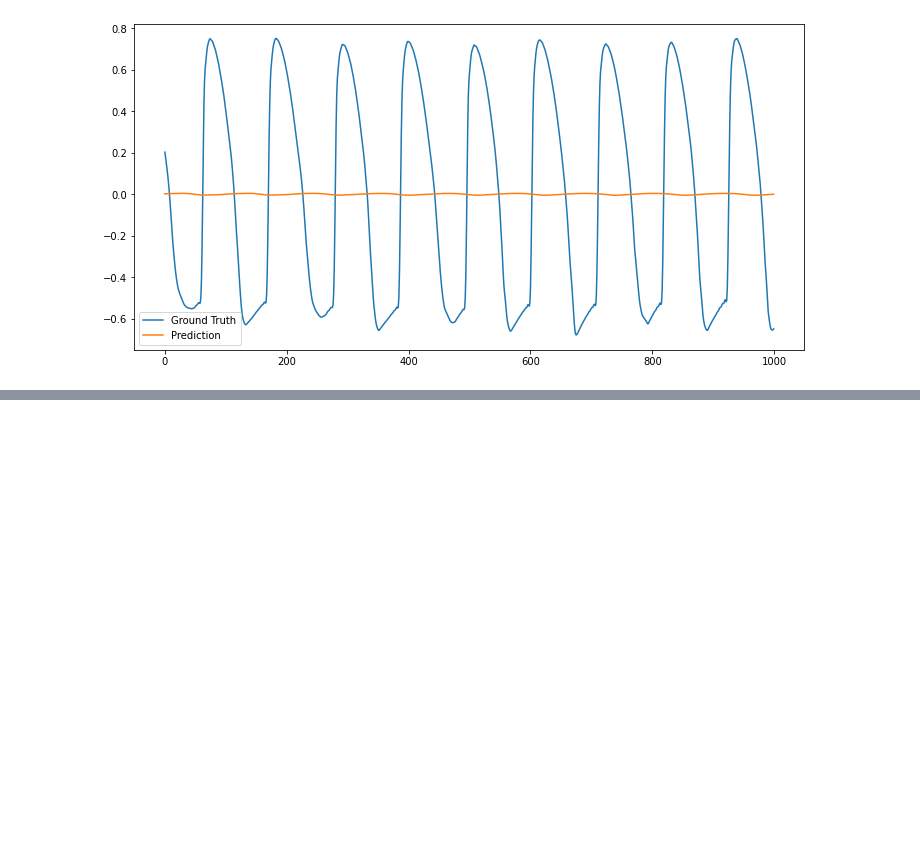
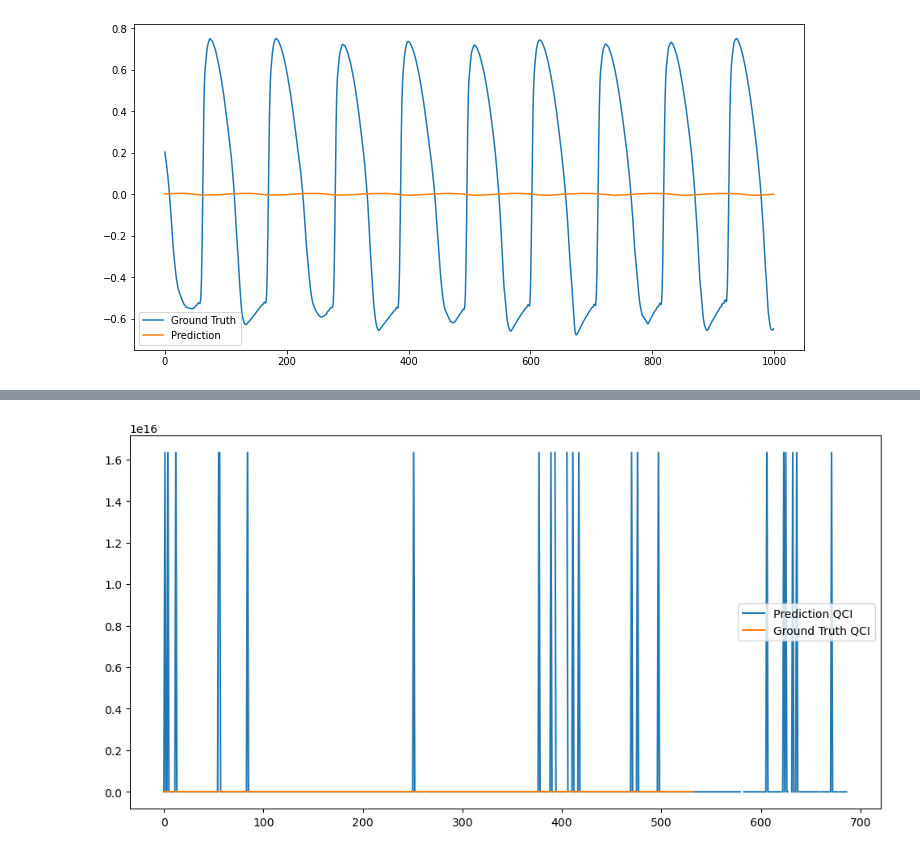
Before and after one commit to ChuanCh/A2E, a Jupyter notebook: WaveNet_train.ipynb, the cells around one changed output, grey strips where cells are left out. Saved outputs shown, nothing was run; the diff lists cells and outputs as text; code cells hidden in the pictures; blank space fills up the shorter version.

```diff
--- a/WaveNet_train.ipynb
+++ b/WaveNet_train.ipynb
@@ -286,0 +334,91 @@ sf.write('egg.wav', egg_wav.squeeze().numpy(), samplerate)
+# %%
+# find the cycles in the output and ground truth
+def find_cycles(signal, threshold=0.1):
+    # Find the indices where the signal is above the threshold
+    indices = np.where(signal > threshold)[0]
+
+    # Compute the differences between consecutive indices
+    diffs = np.diff(indices)
+
+    # Find the indices where the differences are greater than 1
+    cycle_indices = np.where(diffs > 1)[0]
+
+    # Split the indices into cycles
+    cycles = np.split(indices, cycle_indices + 1)
+
+    return cycles
+
+output_cycles = find_cycles(output_wav)
+egg_cycles = find_cycles(egg_wav)
+
+def find_qci(EGG):
+    unit = unit_EGG(EGG)
+    # qci is the area under the curve of the unit EGG signal
+    qci = np.trapz(unit[1], unit[0])
+    return qci
+
+def unit_EGG(EGG):
+    '''
+    Input: each cycle of EGG signal
+    Output: unit EGG signal for computing qci
+    '''
+    EGG_shifted = EGG - np.min(EGG)
+
+    # Normalize the amplitude to have a maximum of 1
+    normalized_amplitude = EGG_shifted / np.max(EGG_shifted)
+
+    # Normalize the time axis
+    num_samples = len(EGG)
+    normalized_time = np.linspace(0, 1, num_samples, endpoint=False)
+
+    return normalized_time, normalized_amplitude
+
+def find_dEGGmax(signal):
+    scaled_signal = signal * 32767
+    rounded_signal = np.round(scaled_signal).astype(np.int16)
+
+    # Check if the signal has sufficient length
+    if len(rounded_signal) < 2:
+        return np.nan  # or another appropriate value indicating an issue
+
+    # Find the largest positive difference dmax over the period
+    dmax = np.max(np.abs(np.diff(rounded_signal)))
+
+    # Assuming a sinusoidal waveform with peak-to-peak amplitude Ap-p = 2
+    Ap_p = np.max(rounded_signal) - np.min(rounded_signal)
+
+    # Check if Ap_p is non-zero to avoid division by zero
+    if Ap_p == 0:
+        return np.nan  # or another appropriate value indicating an issue
+
+    # Calculate QD
+    period_length_T = len(rounded_signal)
+    QD = 2 * dmax / (Ap_p * np.sin(2 * np.pi / period_length_T))
+
+    return QD
+
+# in each cycle, calculate qci and dEGGmax
+output_qci = []
+output_dEGGmax = []
+for cycle in output_cycles:
+    qci = find_qci(output_wav[cycle])
+    dEGGmax = find_dEGGmax(output_wav[cycle])
+    output_qci.append(qci)
+    output_dEGGmax.append(dEGGmax)
+
+egg_qci = []
+egg_dEGGmax = []
+for cycle in egg_cycles:
+    qci = find_qci(egg_wav[cycle])
+    dEGGmax = find_dEGGmax(egg_wav[cycle])
+    egg_qci.append(qci)
+    egg_dEGGmax.append(dEGGmax)
+
+# plot qci and dEGGmax
+plt.figure(figsize=(12, 6))
+plt.plot(output_dEGGmax, label='Prediction QCI')
+plt.plot(egg_dEGGmax, label='Ground Truth QCI')
+plt.legend()
+plt.show()
+# %% [output]
+[figure, added]
```
Also changed, not shown: parts of 1 cell of this notebook, 10 other files.
